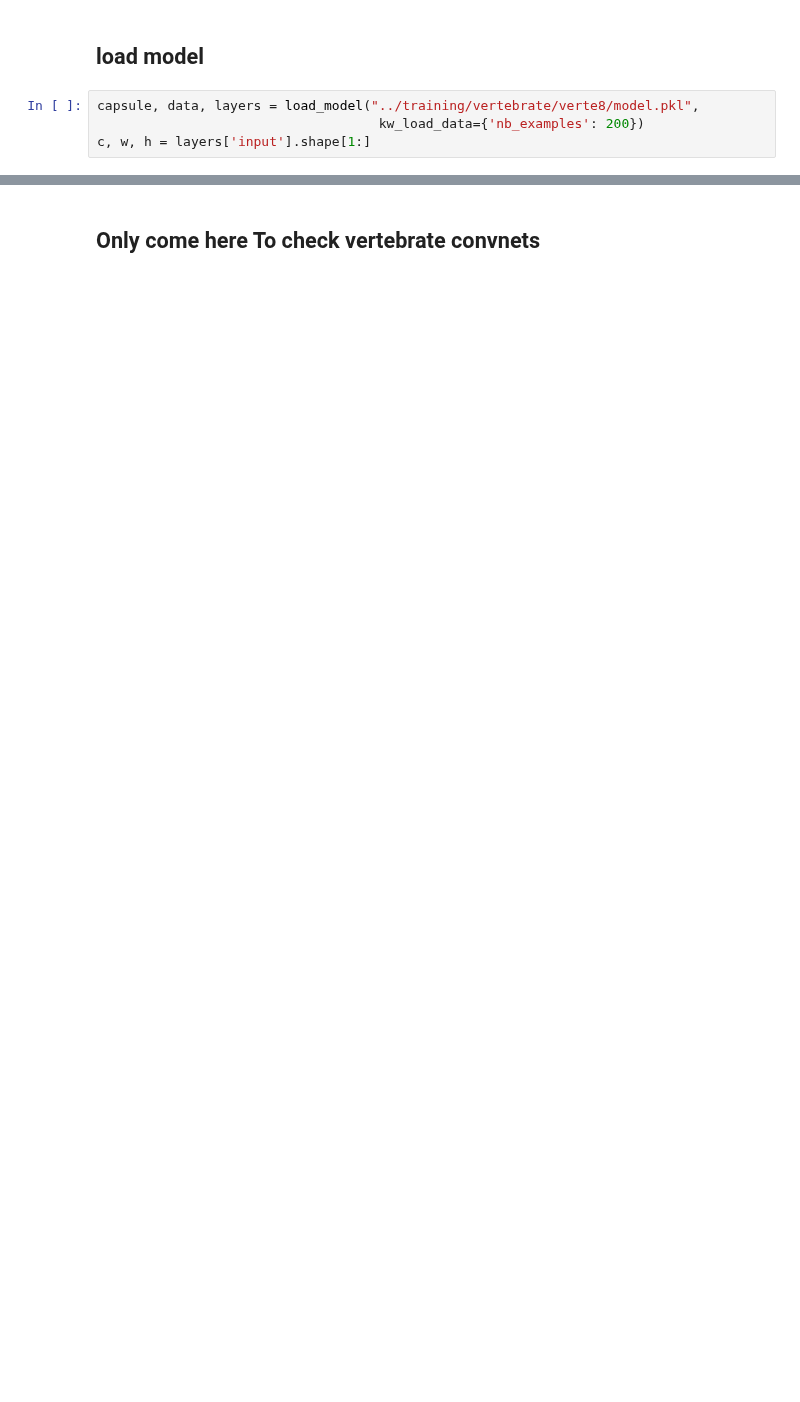
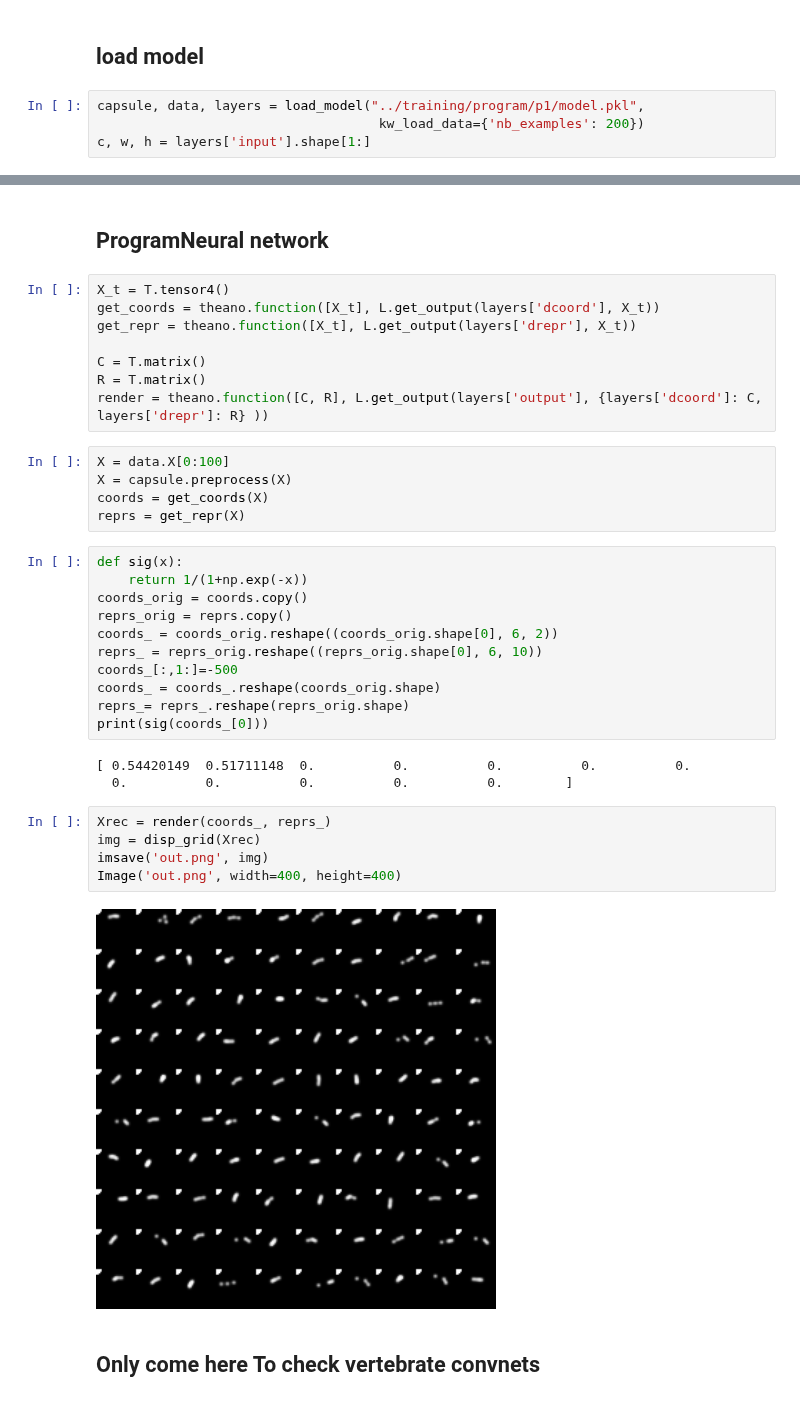
Before and after one commit to mehdidc/feature_generation, a Jupyter notebook: ipynb/generatesimple.ipynb, the cells around one changed output, grey strips where cells are left out. Cells and saved outputs as stored; diff of their text form; blank space fills up the shorter version.

```diff
--- a/ipynb/generatesimple.ipynb
+++ b/ipynb/generatesimple.ipynb
@@ -66,6 +68,6 @@ from tools.brushstroke.common import load_model, get_bias, get_scale
 # %% [markdown]
 ## load model
 # %%
-capsule, data, layers = load_model("../training/vertebrate/verte8/model.pkl",
+capsule, data, layers = load_model("../training/program/p1/model.pkl",
                                     kw_load_data={'nb_examples': 200})
 c, w, h = layers['input'].shape[1:]
@@ -83,3 +114,39 @@ plt.imshow(disp_grid(X, border=1, bordercolor=(0.3,0.3,0.3)))
+# %% [markdown]
+## ProgramNeural network
+# %%
+X_t = T.tensor4()
+get_coords = theano.function([X_t], L.get_output(layers['dcoord'], X_t))
+get_repr = theano.function([X_t], L.get_output(layers['drepr'], X_t))
+
+C = T.matrix()
+R = T.matrix()
+render = theano.function([C, R], L.get_output(layers['output'], {layers['dcoord']: C, layers['drepr']: R} ))
+# %%
+X = data.X[0:100]
+X = capsule.preprocess(X)
+coords = get_coords(X)
+reprs = get_repr(X)
+# %%
+def sig(x):
+    return 1/(1+np.exp(-x))
+coords_orig = coords.copy()
+reprs_orig = reprs.copy()
+coords_ = coords_orig.reshape((coords_orig.shape[0], 6, 2))
+reprs_ = reprs_orig.reshape((reprs_orig.shape[0], 6, 10))
+coords_[:,1:]=-500
+coords_ = coords_.reshape(coords_orig.shape)
+reprs_= reprs_.reshape(reprs_orig.shape)
+print(sig(coords_[0]))
+# %% [output]
+[ 0.54420149  0.51711148  0.          0.          0.          0.          0.
+  0.          0.          0.          0.          0.        ]
+# %%
+Xrec = render(coords_, reprs_)
+img = disp_grid(Xrec)
+imsave('out.png', img)
+Image('out.png', width=400, height=400)
+# %% [output]
+[figure, added]
 # %% [markdown]
 ## Only come here To check vertebrate  convnets
 # %%
```
Also changed, not shown: parts of 9 cells of this notebook, 3 other files.
